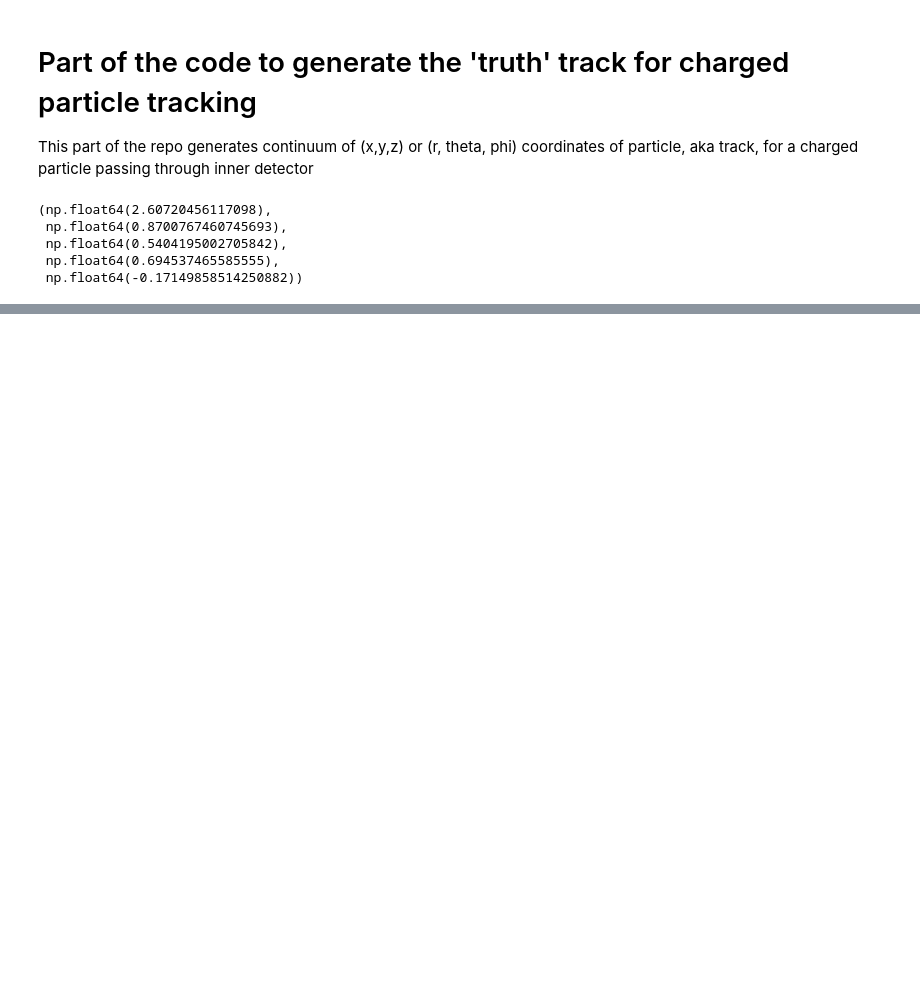
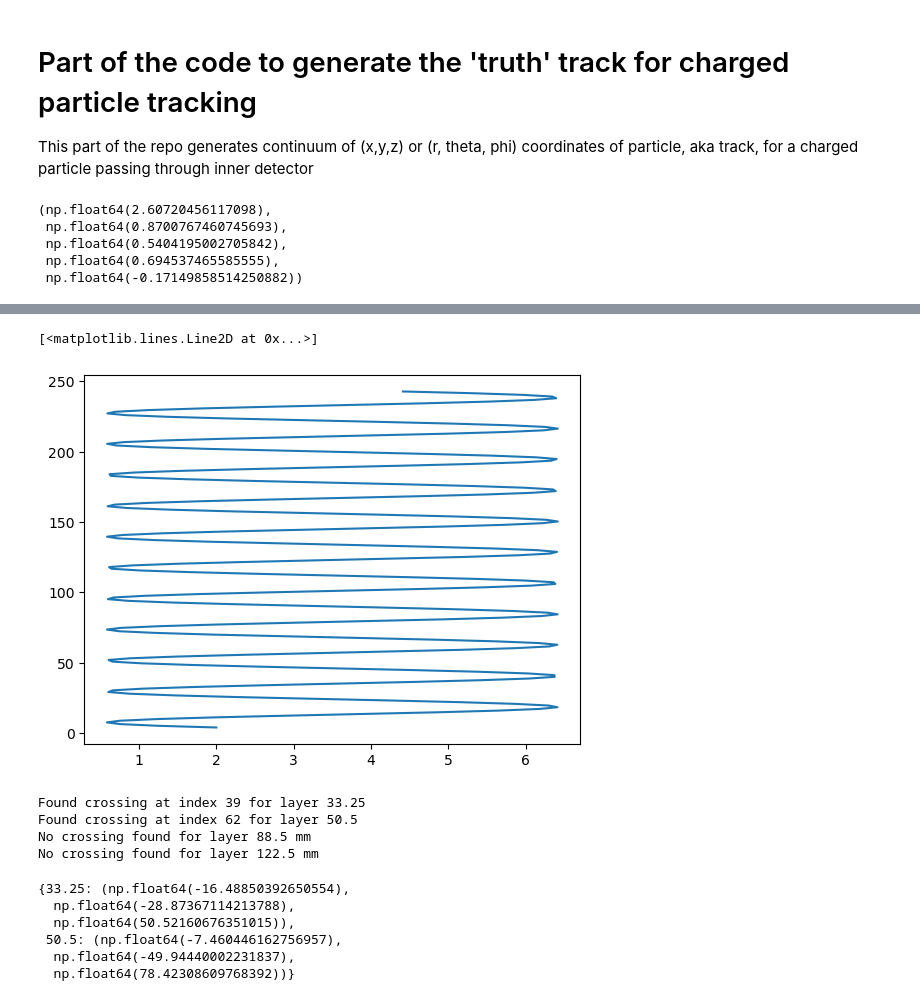
Before and after one commit to saadmohiuddin/kalman_tracking, a Jupyter notebook: generate_track.ipynb, the cells around one changed output, grey strips where cells are left out. Cells and saved outputs as stored; diff of their text form; code cells hidden in the pictures; blank space fills up the shorter version.

```diff
--- a/generate_track.ipynb
+++ b/generate_track.ipynb
@@ -96,0 +80,5 @@ def evolve_track():
+# %%
+plt.plot(X, Z)
+# %% [output]
+[<matplotlib.lines.Line2D at 0x...>]
+[figure, added]
@@ -96,0 +133,16 @@ def evolve_track():
+# %%
+intersects = intersections_with_layers(**initial_params)
+# %% [output]
+Found crossing at index 39 for layer 33.25
+Found crossing at index 62 for layer 50.5
+No crossing found for layer 88.5 mm
+No crossing found for layer 122.5 mm
+# %%
+intersects
+# %% [output]
+{33.25: (np.float64(-16.48850392650554),
+  np.float64(-28.87367114213788),
+  np.float64(50.52160676351015)),
+ 50.5: (np.float64(-7.460446162756957),
+  np.float64(-49.94440002231837),
+  np.float64(78.42308609768392))}
```
Also changed, not shown: parts of 10 cells of this notebook, 1 other file.
